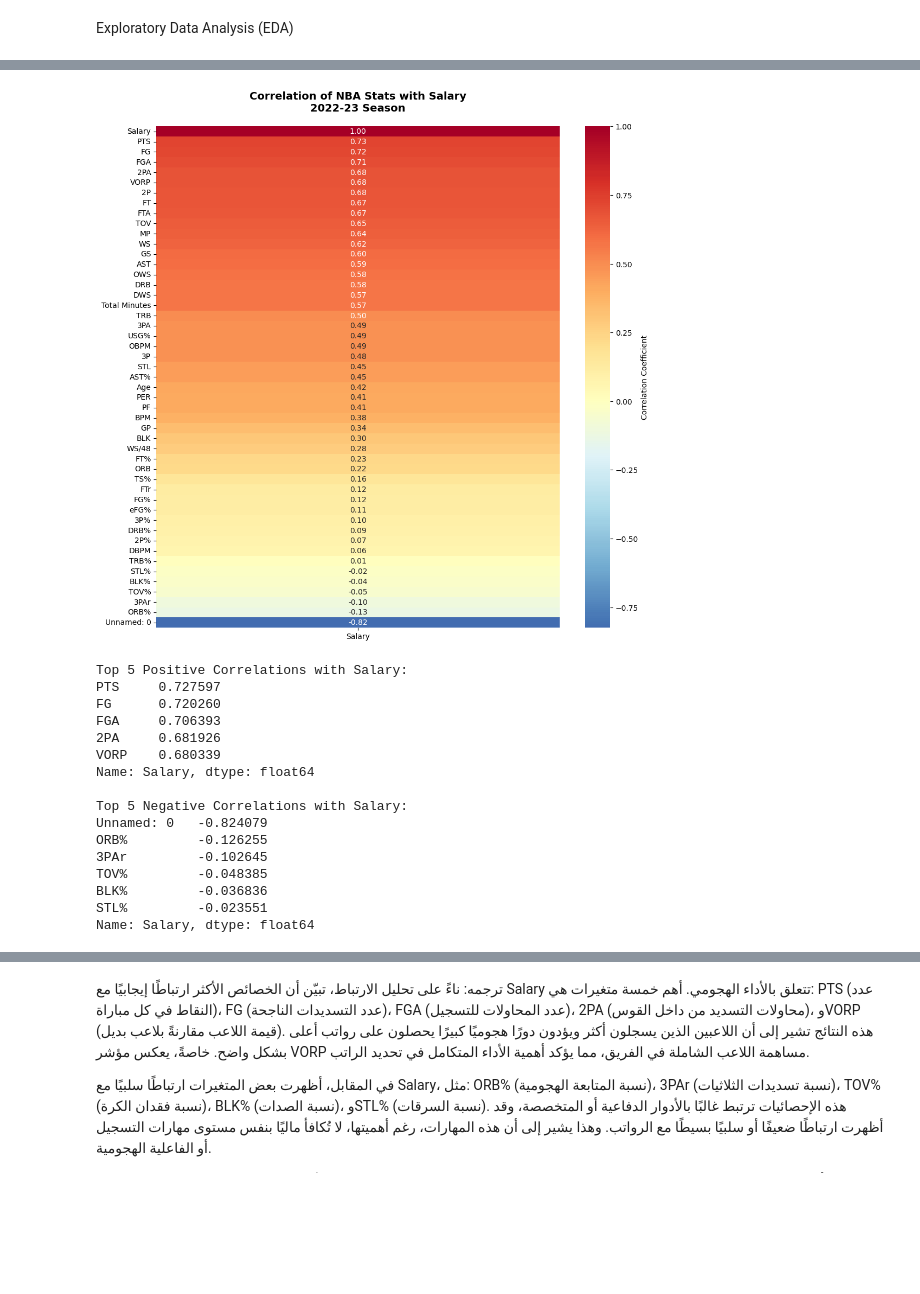
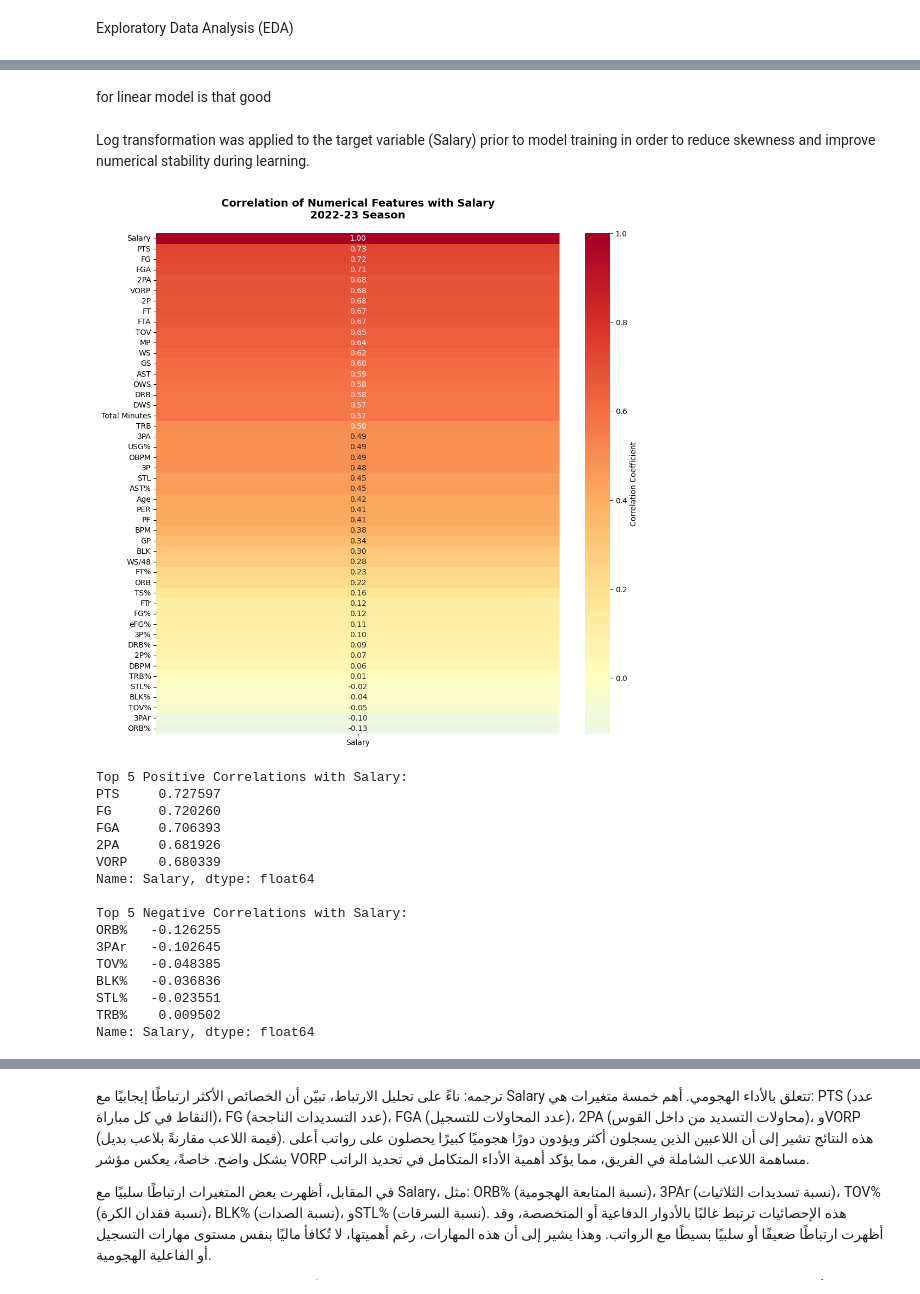
Before and after one commit to mostafaelmehi/ML-project-NBA-Player-Salaries-, a Jupyter notebook: projecdd.ipynb, the cells around one changed output, grey strips where cells are left out. Saved outputs shown, nothing was run; the diff lists cells and outputs as text; code cells hidden in the pictures; blank space fills up the shorter version.

```diff
--- a/projecdd.ipynb
+++ b/projecdd.ipynb
@@ -14,6 +14,10 @@ Note: you may need to restart the kernel to use updated packages.
 import pandas as pd
 df = pd.read_csv("nba_2022-23_all_stats_with_salary.csv")
 df_add = pd.read_csv("all_seasons.csv")
+df.rename(columns=lambda x: x.strip(), inplace=True)
+df_add.rename(columns=lambda x: x.strip(), inplace=True)
+
+
  # Basic information
 df.info()
 # %% [output]
@@ -46,0 +57,2 @@ df.head()
+# %%
+df.drop('Unnamed: 0', axis=1, inplace=True)
@@ -134,3 +162,7 @@ Number of duplicate rows: 0
+# %%
+
+categorical_features = df.select_dtypes(include=['object', 'category']).columns.tolist()
+numerical_features = df.select_dtypes(include=['int64', 'float64']).drop('Salary', axis=1).columns.tolist()
 # %% [markdown]
  Exploratory Data Analysis (EDA)
 # %%
@@ -165,36 +204,35 @@ plt.show()
+# %%
+import numpy as np
+
+df['LogSalary'] = np.log1p(df['Salary'])
+# %% [markdown]
+for linear model is that good
+# %% [markdown]
+Log transformation was applied to the target variable (Salary) prior to model training in order to reduce skewness and improve numerical stability during learning.
 # %%
-import seaborn as sns
-corr = df.corr(numeric_only=True)
+if 'Salary' not in numerical_features:
+    numerical_features.append('Salary')
+
+corr = df[numerical_features].corr()
+
 plt.figure(figsize=(12, 12))
 
-# Create the heatmap with enhanced styling
 sns.heatmap(corr[['Salary']].sort_values(by='Salary', ascending=False),
-            annot=True,  # Show correlation values
-            fmt='.2f',   # Format to 2 decimal places
-            cmap='RdYlBu_r',  # Red-Yellow-Blue colormap (reversed)
-            center=0,    # Center the colormap at 0
-          # Make the plot square
+            annot=True,
+            fmt='.2f',
+            cmap='RdYlBu_r',
+            center=0,
             cbar_kws={'label': 'Correlation Coefficient'})
 
-# Customize the plot
-plt.title("Correlation of NBA Stats with Salary\n2022-23 Season",
+plt.title("Correlation of Numerical Features with Salary\n2022-23 Season",
           pad=20,
           fontsize=14,
           fontweight='bold')
 
-# Rotate x-axis labels for better readability
-
-
-# Adjust layout to prevent label cutoff
-
-
-# Save the plot with high resolution
 plt.savefig('salary_correlation_heatmap.png', dpi=300, bbox_inches='tight')
-
-# Show the plot
 plt.show()
 # %% [output]
-[figure, old version]
+[figure, new version]
 # %%
 # Print top 5 positive and negative correlations
 print("\nTop 5 Positive Correlations with Salary:")
@@ -212,11 +250,11 @@ VORP    0.680339
 Name: Salary, dtype: float64
 
 Top 5 Negative Correlations with Salary:
-Unnamed: 0   -0.824079
-ORB%         -0.126255
-3PAr         -0.102645
-TOV%         -0.048385
-BLK%         -0.036836
-STL%         -0.023551
+ORB%   -0.126255
+3PAr   -0.102645
+TOV%   -0.048385
+BLK%   -0.036836
+STL%   -0.023551
+TRB%    0.009502
 Name: Salary, dtype: float64
 # %% [markdown]
```
Also changed, not shown: parts of 19 cells of this notebook.
